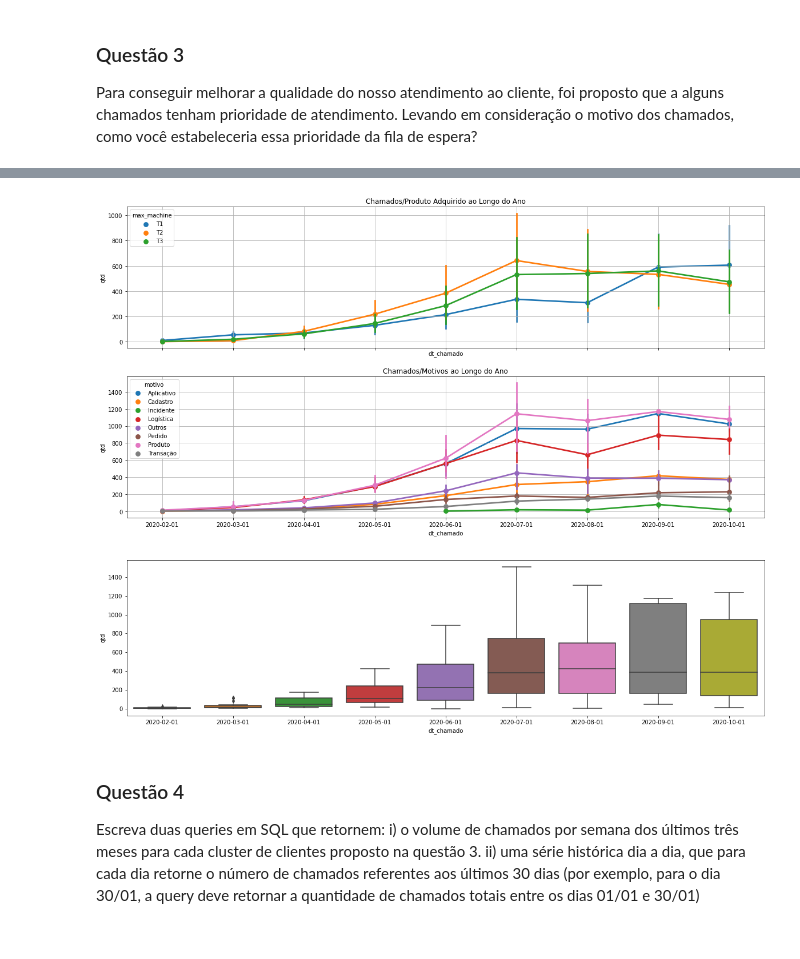
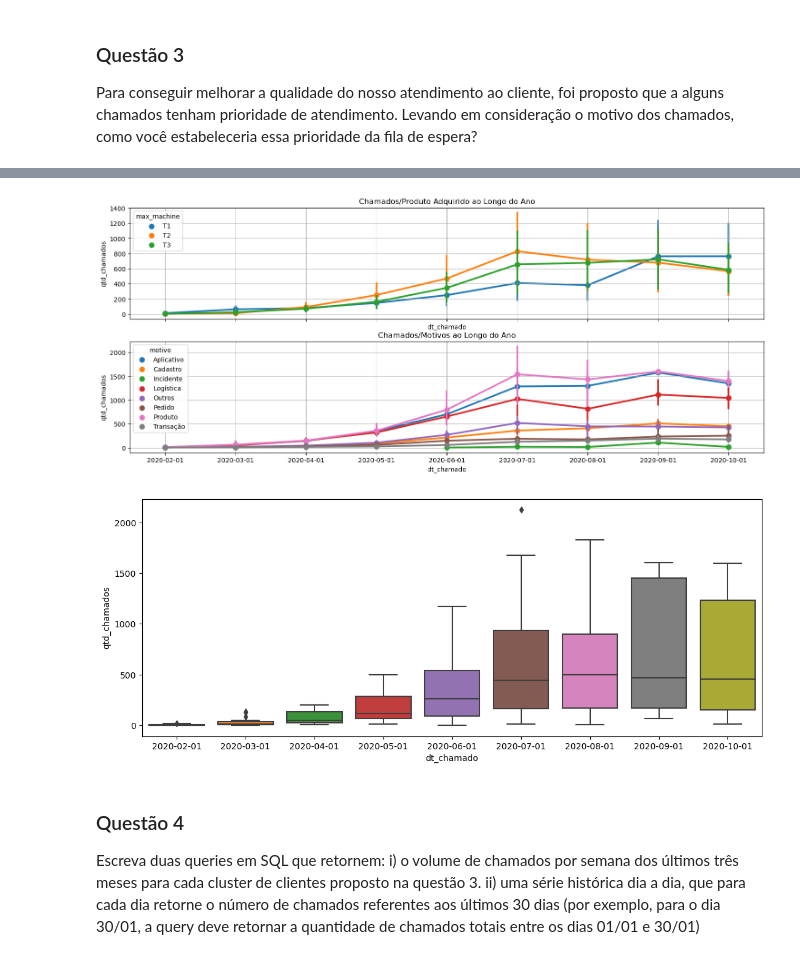
Before and after one commit to whatshall/Estudos, a Jupyter notebook: case_teste/case_teste.ipynb, the cells around one changed output, grey strips where cells are left out. Saved outputs shown, nothing was run; the diff lists cells and outputs as text; code cells hidden in the pictures.

```diff
--- a/case_teste/case_teste.ipynb
+++ b/case_teste/case_teste.ipynb
@@ -119,7 +124,7 @@ WITH cred AS (
 		   id
 	FROM dbadmin.tb_cases
 	WHERE TRUE
-	AND date_ref IS NOT NULL),
+	AND date_ref <> ''),
 -------------------------
 	 chamados AS (
 	SELECT ca.dt_chamado,
@@ -244,0 +259,29 @@ q2
+# %%
+#
+fig, ax1 = plt.subplots(figsize = (10, 5))
+
+dt_chamado = q2['dt_chamado']
+qtd_chamados = q2['qtd_chamados']
+qtd_credeciamentos = q2['qtd_credeciamentos']
+qtd_chamados_lag = q2['qtd_chamados_lag']
+qtd_cred_lag = q2['qtd_cred_lag']
+
+ax1.plot(dt_chamado, qtd_chamados, color = 'blue')
+
+ax2 = ax1.twinx()
+ax2.plot(dt_chamado, qtd_credeciamentos, color = 'green')
+
+ax3 = ax1.twinx()
+ax3.plot(dt_chamado, qtd_chamados_lag, '--', color = 'red')
+ax3.spines['right'].set_position(('axes', 1.15))
+
+ax4 = ax1.twinx()
+ax4.plot(dt_chamado, qtd_cred_lag, '--',color = 'magenta')
+#ax4.spines['left'].set_position(('axes', 1.15))
+
+ax1.tick_params(axis = 'y', colors = "blue")
+ax2.tick_params(axis = 'y', colors = "green")
+ax3.tick_params(axis = 'y', colors = "red")
+#ax4.tick_params(axis = 'y', colors = "magenta")
+
+plt.show()
@@ -248,15 +293,15 @@ Para conseguir melhorar a qualidade do nosso atendimento ao cliente, foi propost
 Levando em consideração o motivo dos chamados, como você estabeleceria essa prioridade da fila de espera?
 # %%
 q3 = pd.read_sql('''
--- i) o volume de chamados por semana dos últimos três meses para cada cluster de clientes proposto na questão 3.
 SELECT DISTINCT
 		   CAST(DATE_TRUNC('month', dt_chamado) AS DATE) AS dt_chamado,
+		   month,
 	       motivo, max_machine,
-		   COUNT(qtd) AS qtd
+		   SUM(qtd_chamados) AS qtd_chamados
 FROM dbadmin.vw_cluster
 WHERE TRUE
 --AND dt_chamado >= '2020-08-01'
-GROUP BY 1, 2, 3
+GROUP BY 1, 2, 3, 4
 ORDER BY 1 ASC
 -------------------------
 ''', engine)
@@ -272,7 +317,7 @@ q3.head()
 # %%
 q3['max_machine'] =  q3['max_machine'].astype('category')
 q3['motivo'] =  q3['motivo'].astype('category')
-q3['qtd'] =  q3['qtd'].astype('int')
+q3['qtd_chamados'] =  q3['qtd_chamados'].astype('int')
 # %%
 q3.dtypes
 # %% [output]
@@ -310,23 +356,23 @@ dtype: object
 #y_kmeans
 # %%
 # tendências chamados
-_, ax = plt.subplots(nrows = 2, sharex = True, figsize = (20, 10))
+_, ax = plt.subplots(nrows = 2, sharex = True, figsize = (18, 7))
 
-sns.pointplot(data = q3, x = 'dt_chamado', y = 'qtd', hue = 'max_machine', ax = ax[0])
+sns.pointplot(data = q3, x = 'dt_chamado', y = 'qtd_chamados', hue = 'max_machine', ax = ax[0])
 ax[0].set_title("Chamados/Produto Adquirido ao Longo do Ano")
 ax[0].grid()
 
-sns.pointplot(data = q3, x = 'dt_chamado', y = 'qtd', hue = 'motivo', ax = ax[1])
+sns.pointplot(data = q3, x = 'dt_chamado', y = 'qtd_chamados', hue = 'motivo', ax = ax[1])
 ax[1].set_title("Chamados/Motivos ao Longo do Ano")
 ax[1].grid();
 # %% [output]
-[figure, old version]
+[figure, new version]
 # %%
 # Distribuicao chamados
-fig, ax = plt.subplots(figsize = (20, 5))
-sns.boxplot(data=q3, x="dt_chamado", y="qtd");
+fig, ax = plt.subplots(figsize = (13, 5))
+sns.boxplot(data=q3, x="dt_chamado", y="qtd_chamados");
 # %% [output]
-[figure, old version]
+[figure, new version]
 # %% [markdown]
 ### Questão 4
 Escreva duas queries em SQL que retornem:
```
Also changed, not shown: parts of 21 cells of this notebook, 5 other files.
